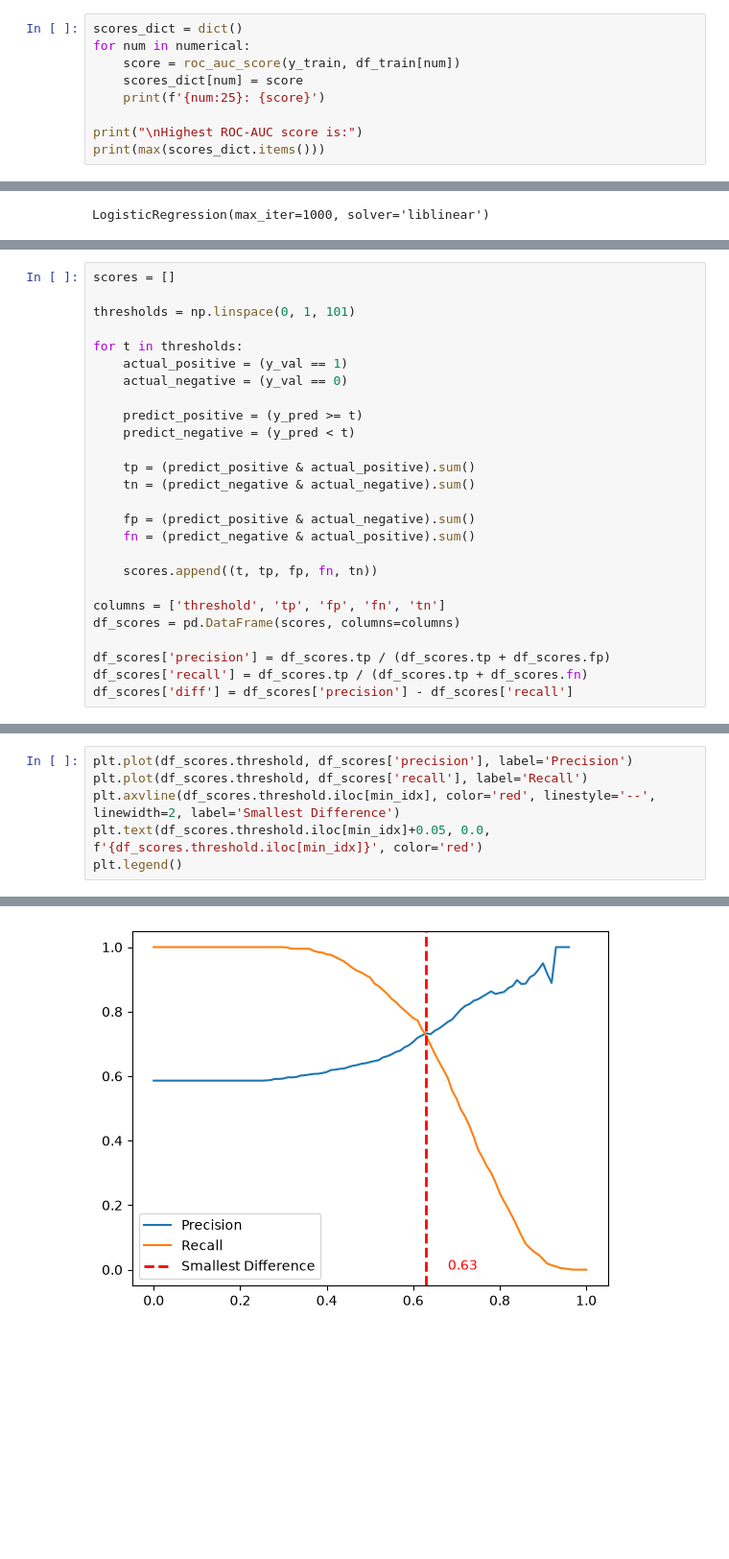
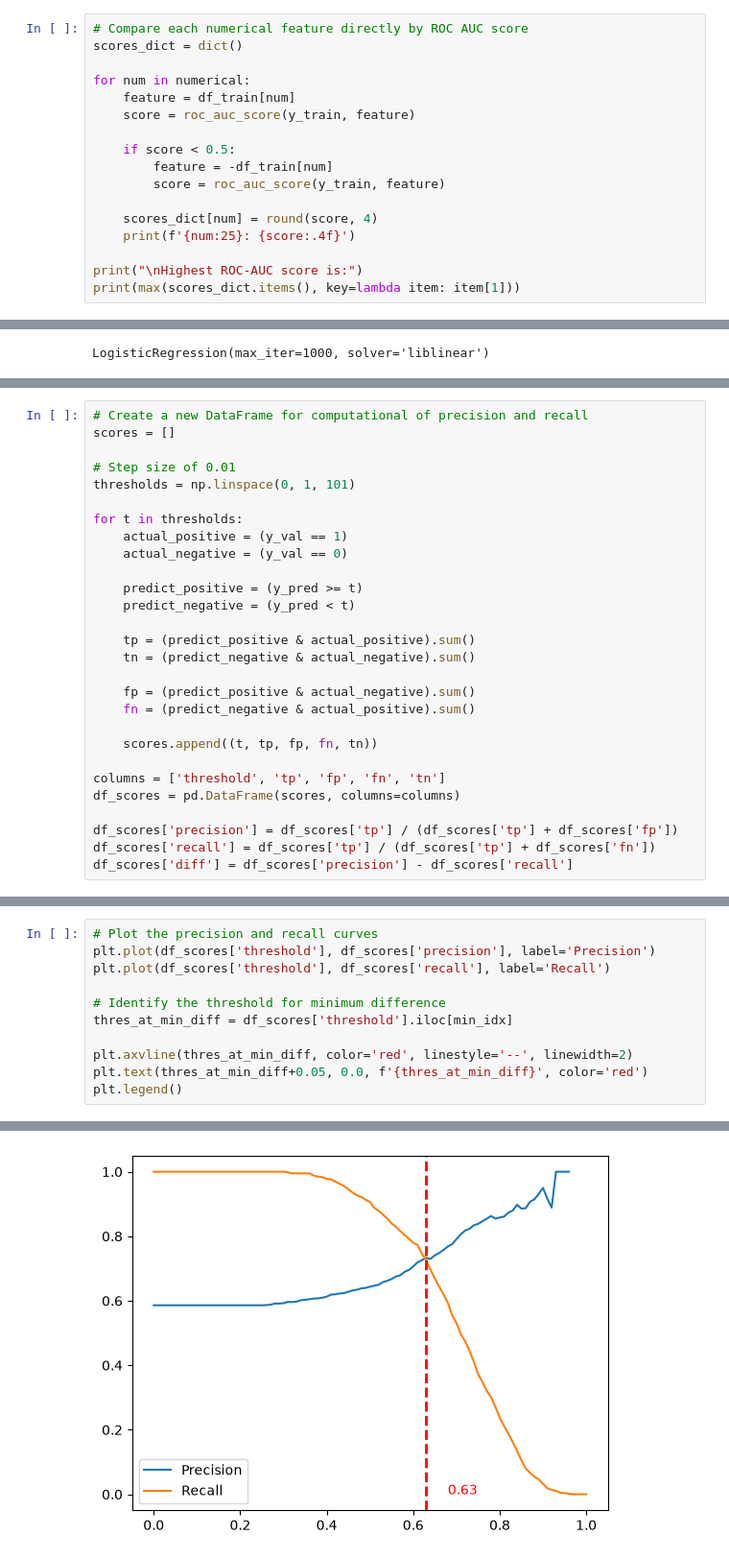
Before and after one commit to mkchoong88/machine-learning-zoomcamp, a Jupyter notebook: 04-evaluation/04-homework.ipynb, the cells around one changed output, grey strips where cells are left out. Shown at 96% size. Cells and saved outputs as stored; diff of their text form; blank space fills up the shorter version.

```diff
--- a/04-evaluation/04-homework.ipynb
+++ b/04-evaluation/04-homework.ipynb
@@ -180,10 +135,18 @@ number_of_courses_viewed
 # %%
+# Compare each numerical feature directly by ROC AUC score
 scores_dict = dict()
+
 for num in numerical:
-    score = roc_auc_score(y_train, df_train[num])
-    scores_dict[num] = score
-    print(f'{num:25}: {score}')
+    feature = df_train[num]
+    score = roc_auc_score(y_train, feature)
+
+    if score < 0.5:
+        feature = -df_train[num]
+        score = roc_auc_score(y_train, feature)
+
+    scores_dict[num] = round(score, 4)
+    print(f'{num:25}: {score:.4f}')
 
 print("\nHighest ROC-AUC score is:")
-print(max(scores_dict.items()))
+print(max(scores_dict.items(), key=lambda item: item[1]))
 # %% [output]
@@ -268,6 +353,8 @@ plt.legend()
 # %%
+# Create a new DataFrame for computational of precision and recall
 scores = []
 
+# Step size of 0.01
 thresholds = np.linspace(0, 1, 101)
 
 for t in thresholds:
@@ -288,6 +375,6 @@ for t in thresholds:
 columns = ['threshold', 'tp', 'fp', 'fn', 'tn']
 df_scores = pd.DataFrame(scores, columns=columns)
 
-df_scores['precision'] = df_scores.tp / (df_scores.tp + df_scores.fp)
-df_scores['recall'] = df_scores.tp / (df_scores.tp + df_scores.fn)
+df_scores['precision'] = df_scores['tp'] / (df_scores['tp'] + df_scores['fp'])
+df_scores['recall'] = df_scores['tp'] / (df_scores['tp'] + df_scores['fn'])
 df_scores['diff'] = df_scores['precision'] - df_scores['recall']
@@ -343,9 +410,14 @@ with pd.option_context('display.max_rows', None, 'display.max_columns', None):
 # %%
-plt.plot(df_scores.threshold, df_scores['precision'], label='Precision')
-plt.plot(df_scores.threshold, df_scores['recall'], label='Recall')
-plt.axvline(df_scores.threshold.iloc[min_idx], color='red', linestyle='--', linewidth=2, label='Smallest Difference')
-plt.text(df_scores.threshold.iloc[min_idx]+0.05, 0.0, f'{df_scores.threshold.iloc[min_idx]}', color='red')
+# Plot the precision and recall curves
+plt.plot(df_scores['threshold'], df_scores['precision'], label='Precision')
+plt.plot(df_scores['threshold'], df_scores['recall'], label='Recall')
+
+# Identify the threshold for minimum difference
+thres_at_min_diff = df_scores['threshold'].iloc[min_idx]
+
+plt.axvline(thres_at_min_diff, color='red', linestyle='--', linewidth=2)
+plt.text(thres_at_min_diff+0.05, 0.0, f'{thres_at_min_diff}', color='red')
 plt.legend()
 # %% [output]
 <matplotlib.legend.Legend at 0x...>
-[figure, old version]
+[figure, new version]
```
Also changed, not shown: parts of 65 cells of this notebook.
